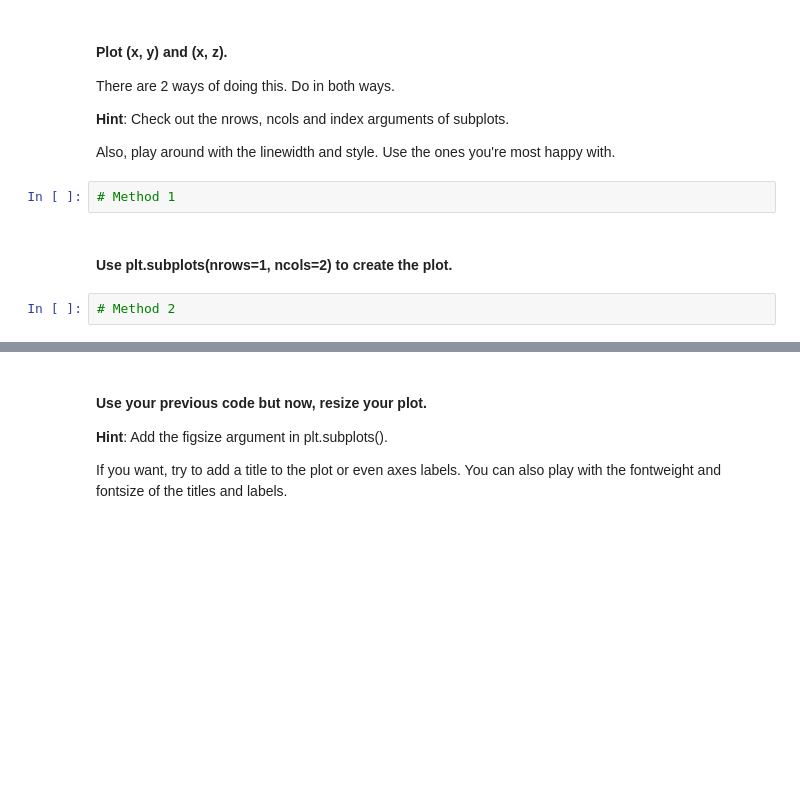
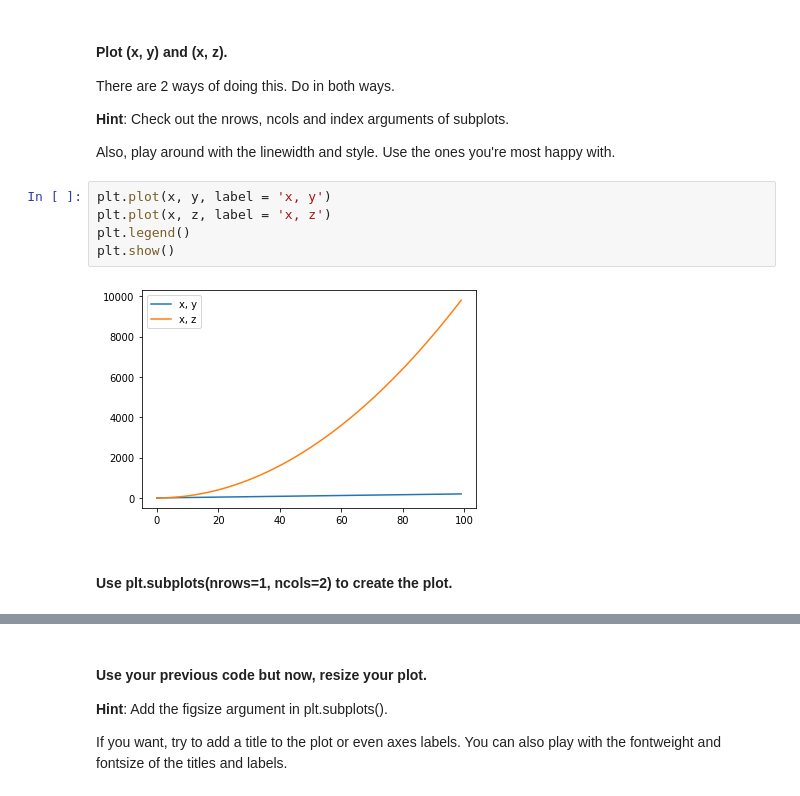
Before and after one commit to ta-data-lis/lab-matplotlib-seaborn, a Jupyter notebook: your-code/main.ipynb, the cells around one changed output, grey strips where cells are left out. Cells and saved outputs as stored; diff of their text form; blank space fills up the shorter version.

```diff
--- a/your-code/main.ipynb
+++ b/your-code/main.ipynb
@@ -20,9 +23,12 @@ There are 2 ways of doing this. Do in both ways.
 **Hint**: Check out the nrows, ncols and index arguments of subplots.
 
 Also, play around with the linewidth and style. Use the ones you're most happy with.
-# %%
-# Method 1
+# %%
+plt.plot(x, y, label = 'x, y')
+plt.plot(x, z, label = 'x, z')
+plt.legend()
+plt.show()
+# %% [output]
+[figure, added]
 # %% [markdown]
 #### Use plt.subplots(nrows=1, ncols=2) to create the plot.
-# %%
-# Method 2
```
Also changed, not shown: parts of 19 cells of this notebook.
